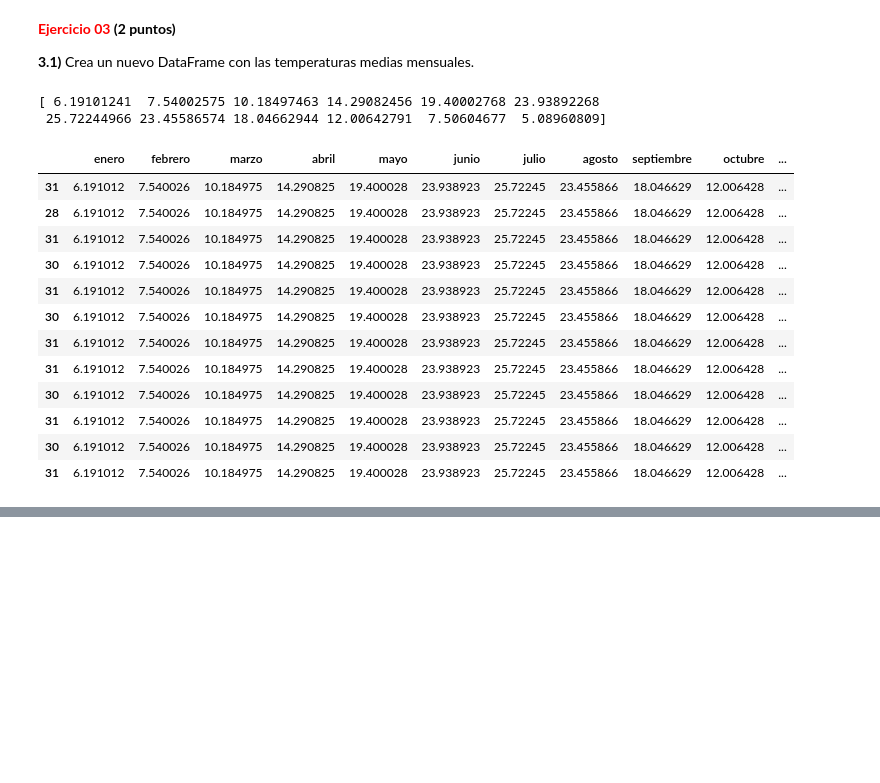
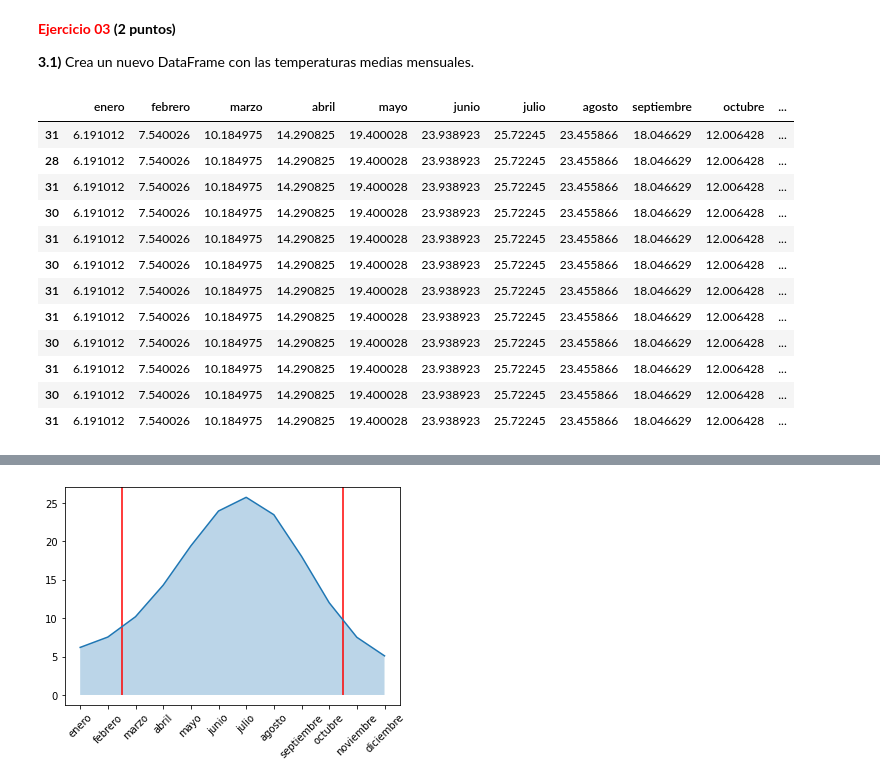
Before and after one commit to MelvinGuaygua/Python-projects, a Jupyter notebook: Examen2ev_Melvin/Examen_2V.ipynb, the cells around one changed output, grey strips where cells are left out. Saved outputs shown, nothing was run; the diff lists cells and outputs as text; code cells hidden in the pictures; blank space fills up the shorter version.

```diff
--- a/Examen2ev_Melvin/Examen_2V.ipynb
+++ b/Examen2ev_Melvin/Examen_2V.ipynb
@@ -331,14 +328,13 @@ import numpy as np
 import seaborn as sns
 
 mediasMensuales = y
-print(mediasMensuales)
 
-pd.DataFrame(data=[y],    # values
+nuevoDf = pd.DataFrame(data=[y],    # values
               index=[dias],    # 1st column as index
               columns=[meses])
+
+display(nuevoDf)
 # %% [output]
-[ 6.19101241  7.54002575 10.18497463 14.29082456 19.40002768 23.93892268
- 25.72244966 23.45586574 18.04662944 12.00642791  7.50604677  5.08960809]
 |  | enero | febrero | marzo | abril | mayo | junio | julio | agosto | septiembre | octubre | ... |
 | 31 | 6.191012 | 7.540026 | 10.184975 | 14.290825 | 19.400028 | 23.938923 | 25.72245 | 23.455866 | 18.046629 | 12.006428 | ... |
 | 28 | 6.191012 | 7.540026 | 10.184975 | 14.290825 | 19.400028 | 23.938923 | 25.72245 | 23.455866 | 18.046629 | 12.006428 | ... |
@@ -356,3 +352,19 @@ pd.DataFrame(data=[y],    # values
 __3.2)__ Añade las temperaturas minimas y máximas alacanzadas durante el mes, pintalo y señala la zona fía, en x=1.5 y x=9.8 como se muestra a continuación:
 
 <img src="t_med.png">
+# %%
+import matplotlib.pyplot as plt
+import numpy as np
+
+nuevoDes = nuevoDf.describe()
+# display(nuevoDes)
+
+
+plt.vlines([1.5, 9.5], 0, 32, linestyle="-", color ="red")
+
+plt.plot(y)
+plt.fill_between( meses, y, alpha=0.30)
+plt.xticks(rotation = 45)
+plt.show()
+# %% [output]
+[figure, added]
```
Also changed, not shown: parts of 4 cells of this notebook.
